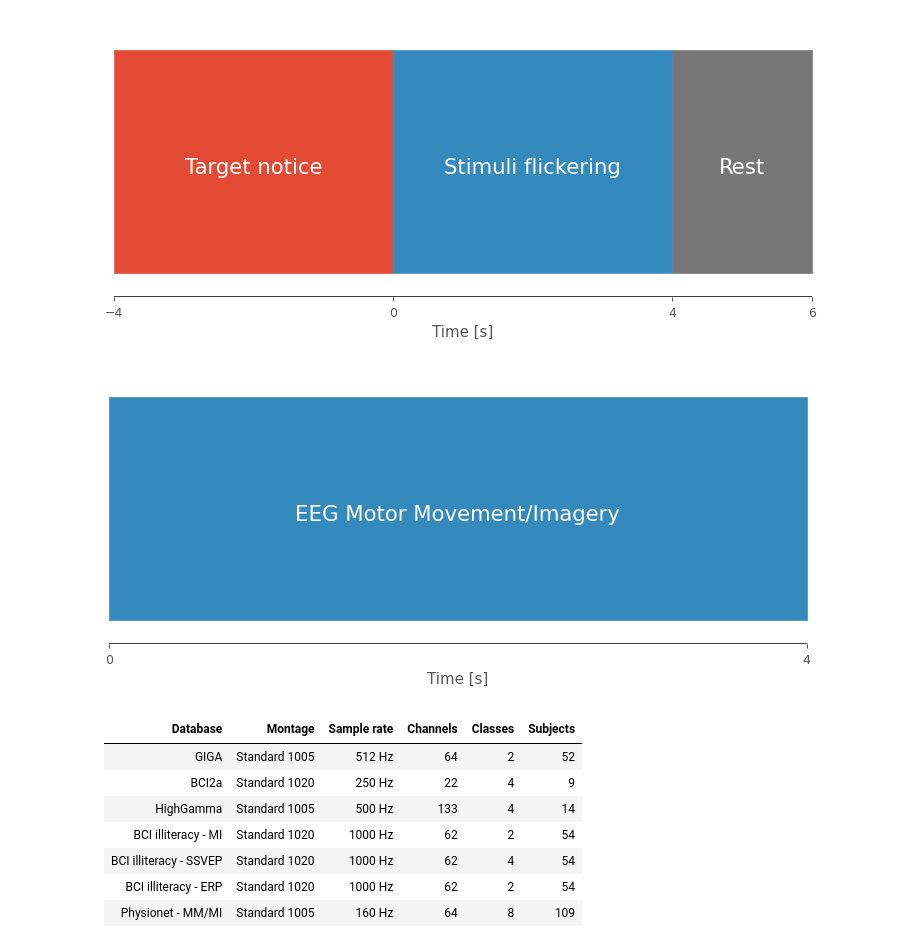
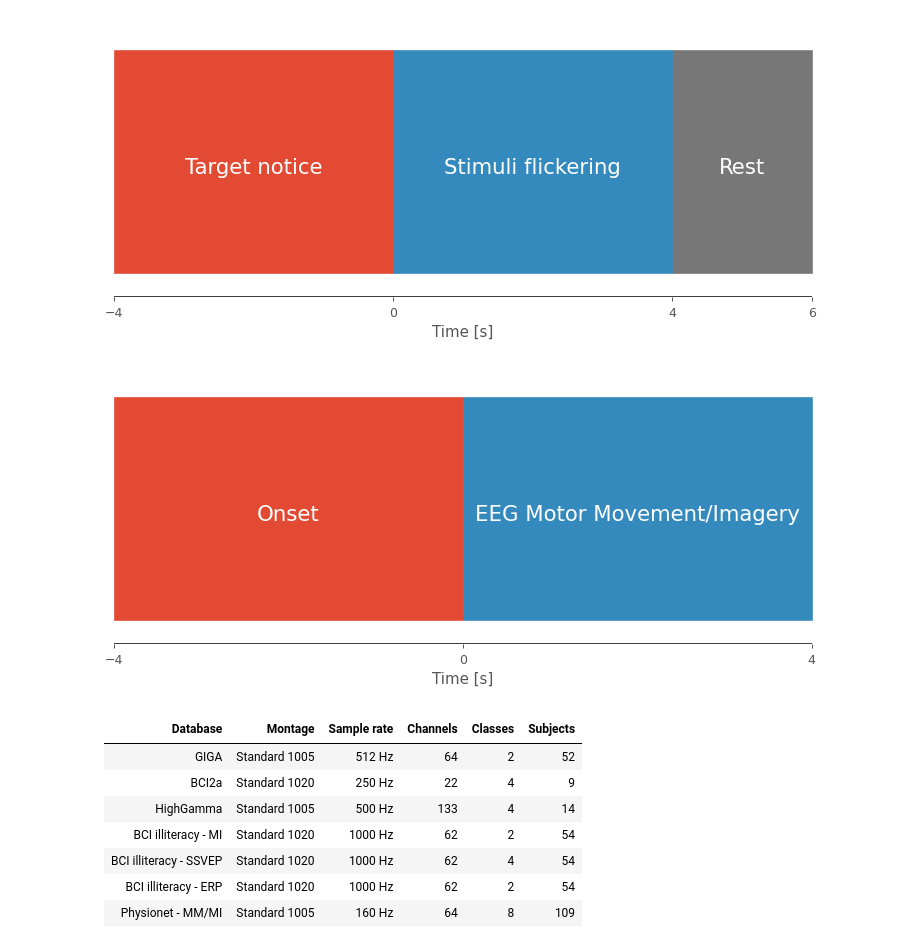
Before and after one commit to UN-GCPDS/python-gcpds.utils, a Jupyter notebook: docs/source/notebooks/anexos/A1-databases.ipynb, the cells around one changed output. Saved outputs shown, nothing was run; the diff lists cells and outputs as text; code cells hidden in the pictures.

```diff
--- a/docs/source/notebooks/anexos/A1-databases.ipynb
+++ b/docs/source/notebooks/anexos/A1-databases.ipynb
@@ -187,15 +187,16 @@ fig.savefig('../images/illiteracy_ssvep.png')
 [figure]
 # %%
 data = {
-    'custom': [([0, 4], 'EEG Motor Movement/Imagery', 'C1'),
+    'custom': [([-4, 0], 'Onset', 'C0'),
+               ([0, 4], 'EEG Motor Movement/Imagery', 'C1'),
               ],
 }
 
 fig = plt.figure(figsize=(10, 4), dpi=90)
 build_paradigm('Physionet', data)
 fig.savefig('../images/physionet.png')
 # %% [output]
-[figure, old version]
+[figure, new version]
 # %%
 show = lambda table:display(Markdown(str(table)))
 # %%
```
Also changed, not shown: 8 other files.
